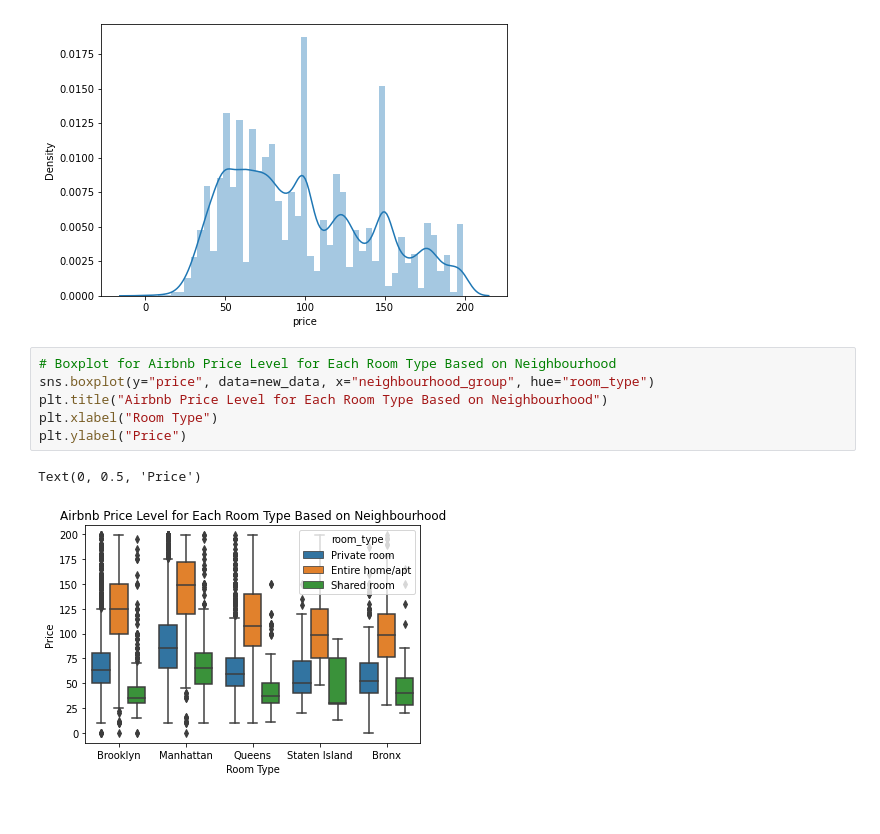
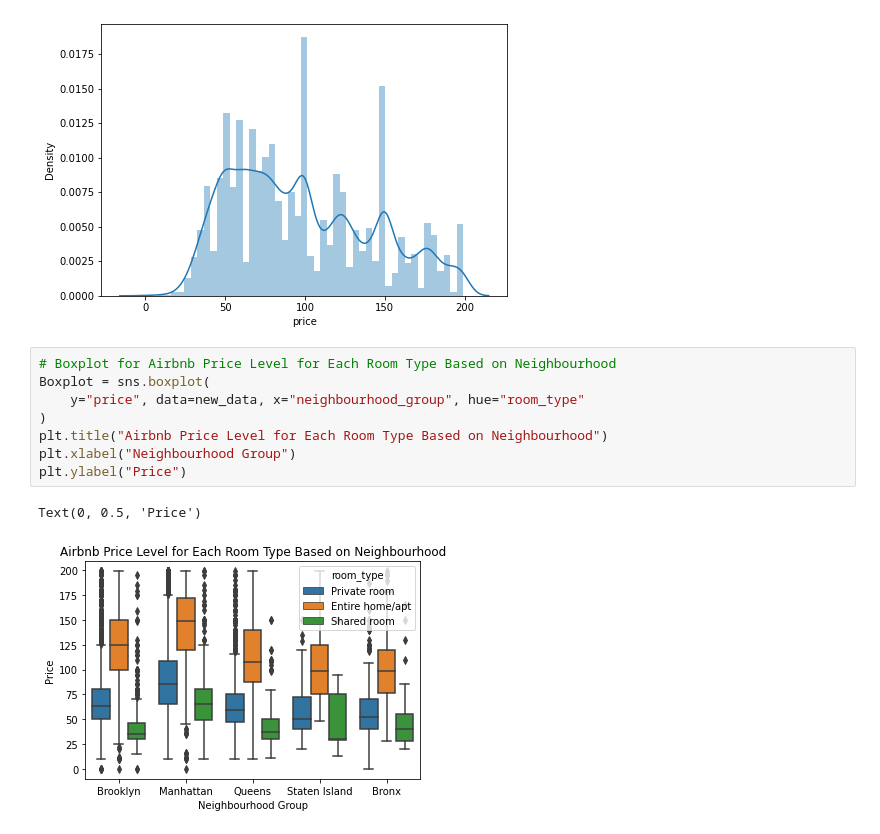
Before and after one commit to csridlen/eco395m-project-2, a Jupyter notebook: code/analysis_visualizations.ipynb, the cells around one changed output. Drawn from its saved outputs; the diff is of its cells as text.

```diff
--- a/code/analysis_visualizations.ipynb
+++ b/code/analysis_visualizations.ipynb
@@ -200,10 +190,12 @@ Lowest allowed -567.7418220547329
 [figure]
 # %%
 # Boxplot for Airbnb Price Level for Each Room Type Based on Neighbourhood
-sns.boxplot(y="price", data=new_data, x="neighbourhood_group", hue="room_type")
+Boxplot = sns.boxplot(
+    y="price", data=new_data, x="neighbourhood_group", hue="room_type"
+)
 plt.title("Airbnb Price Level for Each Room Type Based on Neighbourhood")
-plt.xlabel("Room Type")
+plt.xlabel("Neighbourhood Group")
 plt.ylabel("Price")
 # %% [output]
 Text(0, 0.5, 'Price')
-[figure, old version]
+[figure, new version]
```
Also changed, not shown: parts of 4 cells of this notebook, 2 other files.
